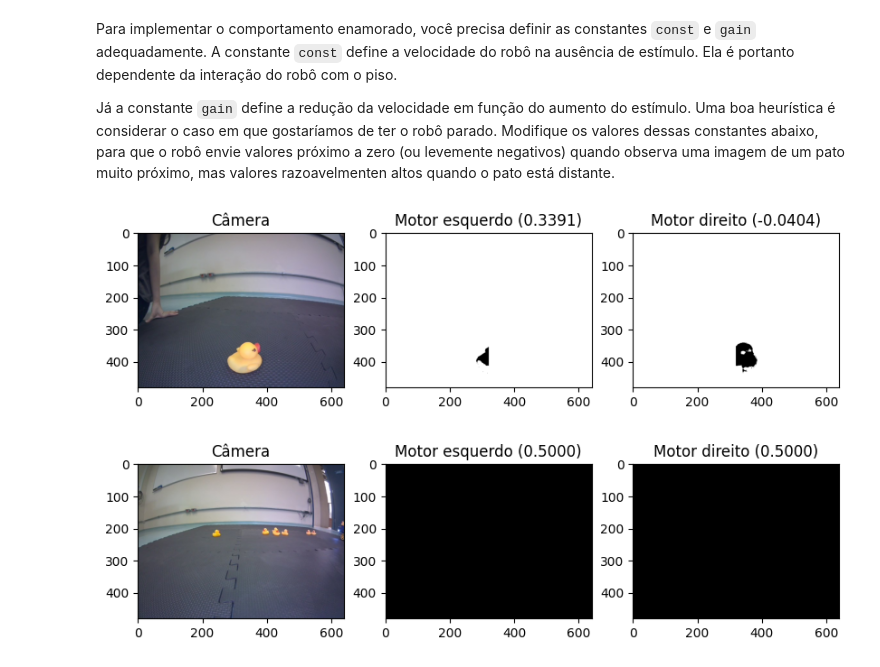
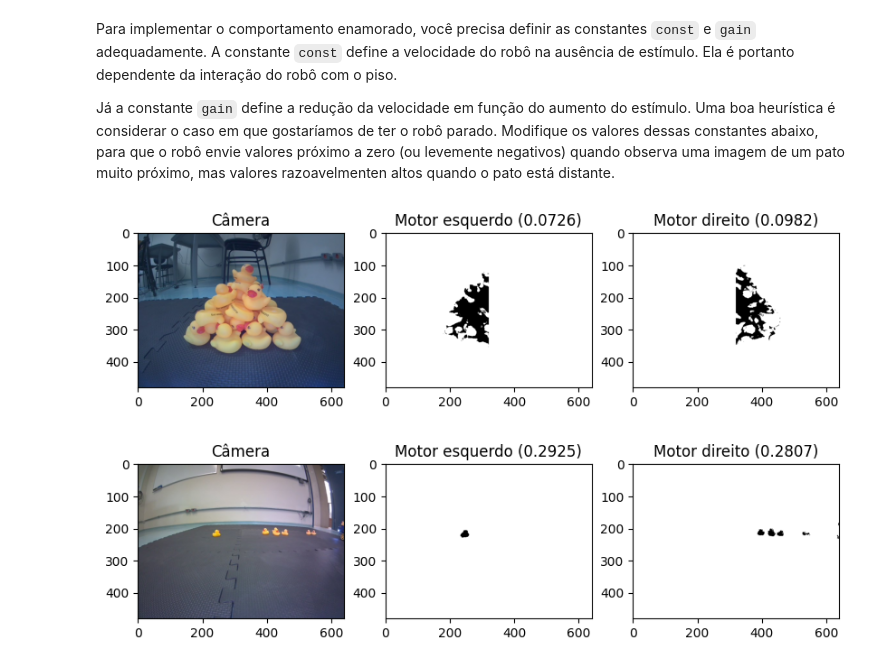
Before and after one commit to raulcdinardi/duckievillage-assignments, a Jupyter notebook: braitenberg/ArquiteturasSensorimotoras02.ipynb, the cells around one changed output. Drawn from its saved outputs; the diff is of its cells as text; code cells hidden in the pictures.

Commit message:
better constants

```diff
--- a/braitenberg/ArquiteturasSensorimotoras02.ipynb
+++ b/braitenberg/ArquiteturasSensorimotoras02.ipynb
@@ -75,7 +75,7 @@ import cv2
 lower_hsv = np.array([5, 100, 100])
 upper_hsv = np.array([30, 255, 255])
 # Imagem de exemplo
-image = cv2.imread('img/patomedio.jpeg') # devolve vetor multidimensional do numpy
+image = cv2.imread('img/pato1.jpeg') # devolve vetor multidimensional do numpy
 image = image[:,:,::-1] # Transforma canais BGR em RGB
 
 # Construir máscara dos pontos no hiperretângulo do espaço HSV especificado
@@ -120,9 +120,9 @@ L = np.zeros(shape=(image.shape[0],image.shape[1]), dtype="float32")
 R = np.zeros(shape=(image.shape[0],image.shape[1]), dtype="float32")
 # %%
 # Vamos definir conexões inibitórias ligando a parte esquerda da imagem ao motor esquerdo:
-L[image.shape[0]//2:, :image.shape[1]//2] = -1   # -1 'inibe' ação, +1 'estimula' e 0 ignora
+L[:, :image.shape[1]//2] = -1   # -1 'inibe' ação, +1 'estimula' e 0 ignora
 # e a parte direita da imagem ao motor direito:
-R[image.shape[0]//2:, image.shape[1]//2:] = -1
+R[:, image.shape[1]//2:] = -1
 # %%
 # Vamos visualizar as matrizes de conexões como imagens
 f, ax = plt.subplots(1,2, figsize=(8,5))
@@ -158,10 +158,11 @@ def rescale(x: float, L: float, U: float):
     ''' Redimensionsa scalar x in interval [L, U] to interval [0, 1]. '''
     return (x - L) / (U - L)
 # %%
-# Vamos usar como limite superior 1/4 da área da imagem, e como limite inferior a total ausência de estímulo (0)
+# Vamos usar como limite superior 1/4 da área da imagem, e como limite inferior seu negativo
+# Melhores valores podem ser encontrados analisando as imagens obtidas pelo robô
 limit = image.shape[0] * image.shape[1]/4
-Lmean = rescale(np.sum(L * mask), 0, limit)
-Rmean = rescale(np.sum(R * mask), 0, limit)
+Lmean = rescale(np.sum(L * mask), -limit, limit)
+Rmean = rescale(np.sum(R * mask), -limit, limit)
 # Valores médios normalizados
 print(f'np.sum(L*M) = {Lmean}')
 print(f'np.sum(R*M) = {Rmean}')
@@ -197,18 +198,19 @@ def show_controller(image, const, gain):
     ax[2].imshow(R * P, cmap='gray');
     ax[2].set_title(f'Motor direito ({pwm_right:.4f})');
 # %%
-# Modifique as constantes abaixo
-const, gain = 0.5, 10.5
+# Modifique as constantes abaixo para que os sinais enviados sejam < 0.1
+# na primeira imagem e > 0.2 na segunda imagem
+const, gain = 0.3, 1.3
 
-image_perto = cv2.imread('img/patoperto.jpeg')
+image_perto = cv2.imread('img/piramide_perto.jpeg')
 image_perto = image_perto[:,:,::-1] # Transforma canais BGR em RGB
 show_controller(image_perto, const, gain)
 image_longe = cv2.imread('img/patolonge.jpeg')
 image_longe = image_longe[:,:,::-1] # Transforma canais BGR em RGB
 show_controller(image_longe, const, gain)
 # %% [output]
-[figure, old version]
+[figure, new version]
-[figure, old version]
+[figure, new version]
 # %%
 # Agora observe o comportamento em outras imagens/condições
 
```
Also changed, not shown: parts of 5 cells of this notebook, 3 other files.
